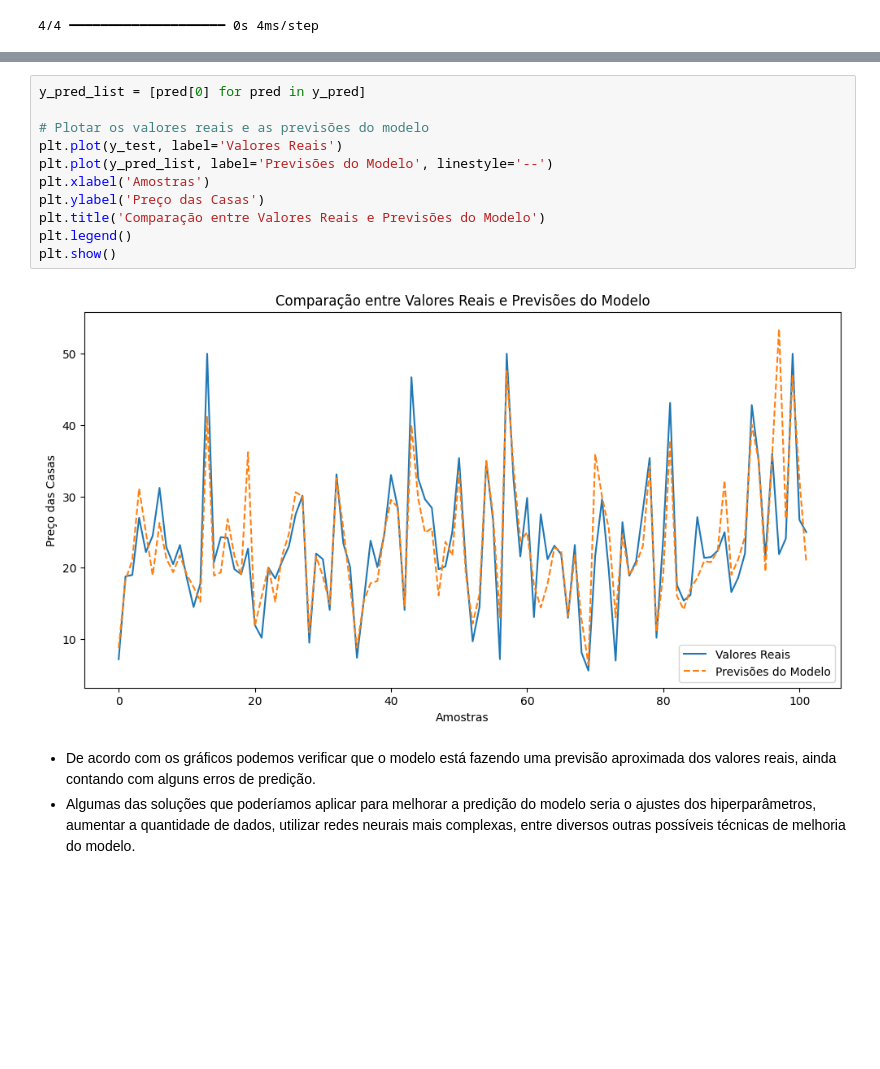
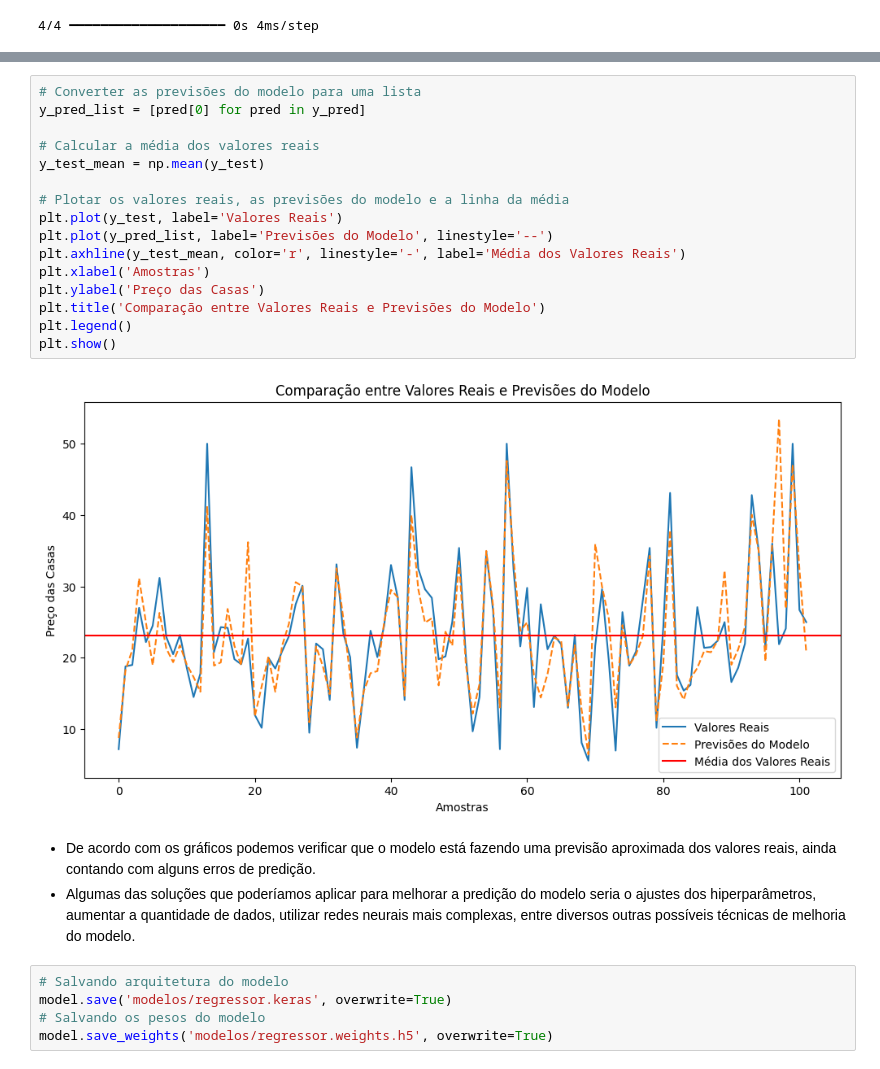
Before and after one commit to wildemberg-sales/ML-Price-Prediction, a Jupyter notebook: modelo-regressor.ipynb, the cells around one changed output, grey strips where cells are left out. Saved outputs shown, nothing was run; the diff lists cells and outputs as text; blank space fills up the shorter version.

```diff
--- a/modelo-regressor.ipynb
+++ b/modelo-regressor.ipynb
@@ -250,19 +250,29 @@ Dados Previstos: [[ 8.759466 ]
  16.2 27.1 21.4 21.5 22.4 25.  16.6 18.6 22.  42.8 35.1 21.5 36.  21.9
  24.1 50.  26.7 25. ]
 # %%
+# Converter as previsões do modelo para uma lista
 y_pred_list = [pred[0] for pred in y_pred]
 
-# Plotar os valores reais e as previsões do modelo
+# Calcular a média dos valores reais
+y_test_mean = np.mean(y_test)
+
+# Plotar os valores reais, as previsões do modelo e a linha da média
 plt.plot(y_test, label='Valores Reais')
 plt.plot(y_pred_list, label='Previsões do Modelo', linestyle='--')
+plt.axhline(y_test_mean, color='r', linestyle='-', label='Média dos Valores Reais')
 plt.xlabel('Amostras')
 plt.ylabel('Preço das Casas')
 plt.title('Comparação entre Valores Reais e Previsões do Modelo')
 plt.legend()
 plt.show()
 # %% [output]
-[figure, old version]
+[figure, new version]
 # %% [markdown]
 * De acordo com os gráficos podemos verificar que o modelo está fazendo uma previsão aproximada dos valores reais, ainda contando com alguns erros de predição.
 * Algumas das soluções que poderíamos aplicar para melhorar a predição do modelo seria o ajustes dos hiperparâmetros, aumentar a quantidade de dados,
 utilizar redes neurais mais complexas, entre diversos outras possíveis técnicas de melhoria do modelo.
+# %%
+# Salvando arquitetura do modelo
+model.save('modelos/regressor.keras', overwrite=True)
+# Salvando os pesos do modelo
+model.save_weights('modelos/regressor.weights.h5', overwrite=True)
```
Also changed, not shown: 2 other files.
